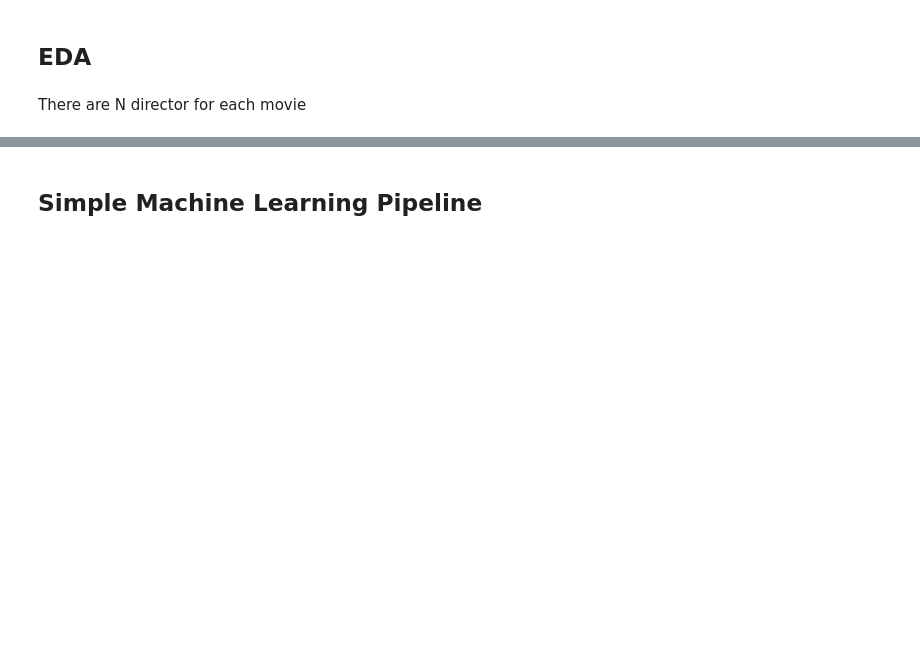
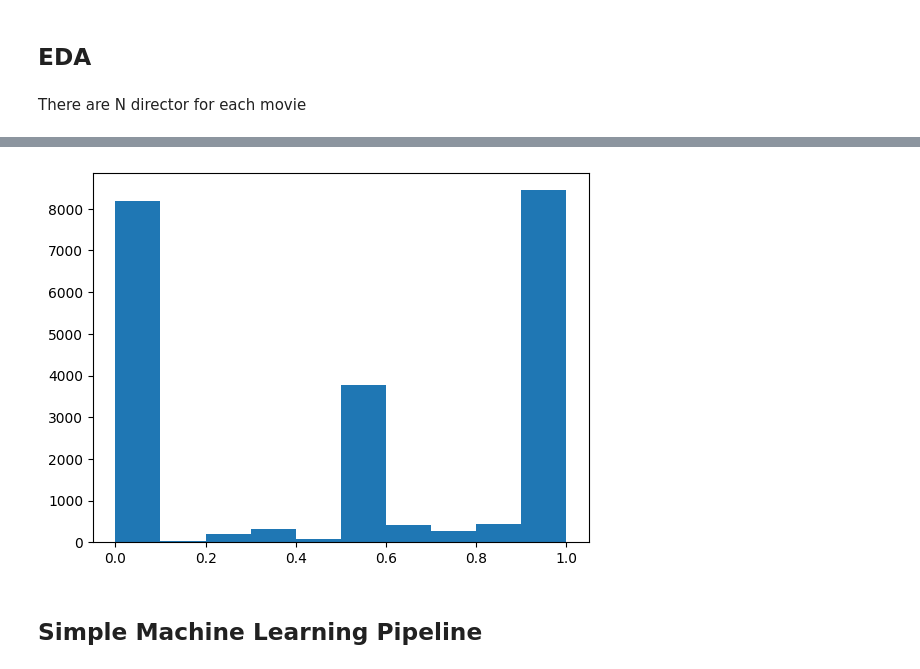
Before and after one commit to 8toz/BigDataProject_IMDB, a Jupyter notebook: imdb.ipynb, the cells around one changed output, grey strips where cells are left out. Cells and saved outputs as stored; diff of their text form; code cells hidden in the pictures; blank space fills up the shorter version.

```diff
--- a/imdb.ipynb
+++ b/imdb.ipynb
@@ -60,3 +59,8 @@ Test shape:  (1086, 7)
+# %%
+# TODO remove writers without movies
+writing_df = writing_df.dropna()
+
+# TODO Meaning of end and start Date, maybe we can only keep one col
 # %% [markdown]
 ## EDA
 # %% [markdown]
@@ -100,0 +78,10 @@ Name: count, Length: 15248, dtype: int64
+# %%
+writing_score = writing_df.merge(train, how="inner", left_on="movie", right_on="tconst")
+writing_score = writing_score.groupby("writer").agg([ "sum", "count"])["label"]
+writing_score["score"] = writing_score["sum"]/writing_score["count"]
+writing_df = writing_df.merge(writing_score, how="left", left_on="writer", right_on="writer")
+writing_df = writing_df.fillna(0.5)
+plt.hist(writing_df["score"])
+plt.show()
+# %% [output]
+[figure, added]
```
Also changed, not shown: parts of 16 cells of this notebook, 2 other files.
